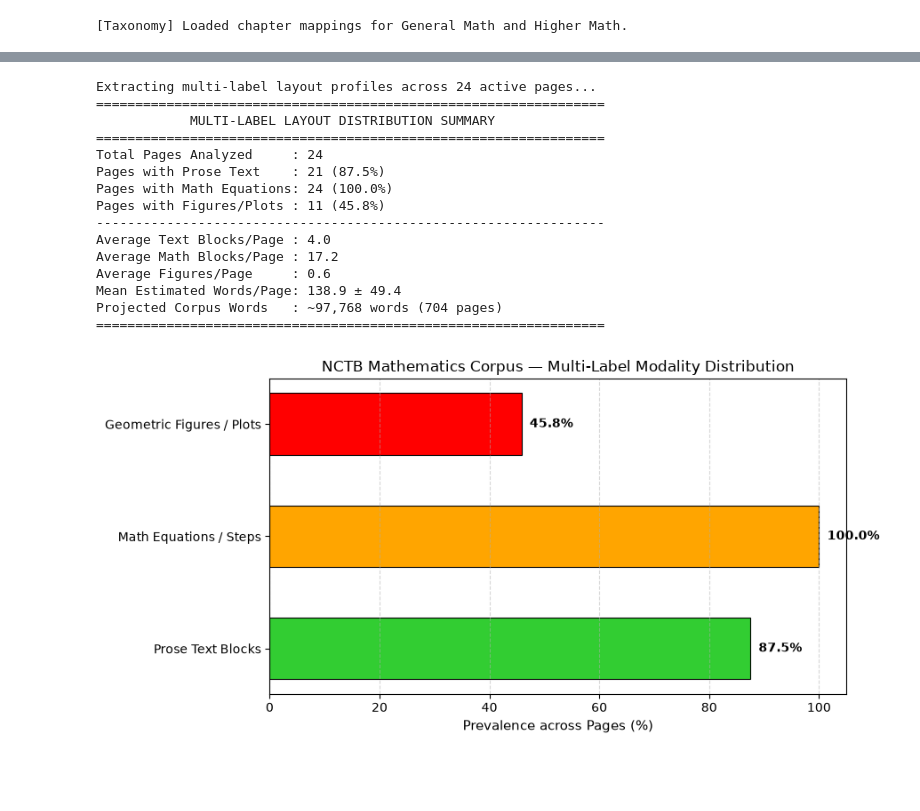
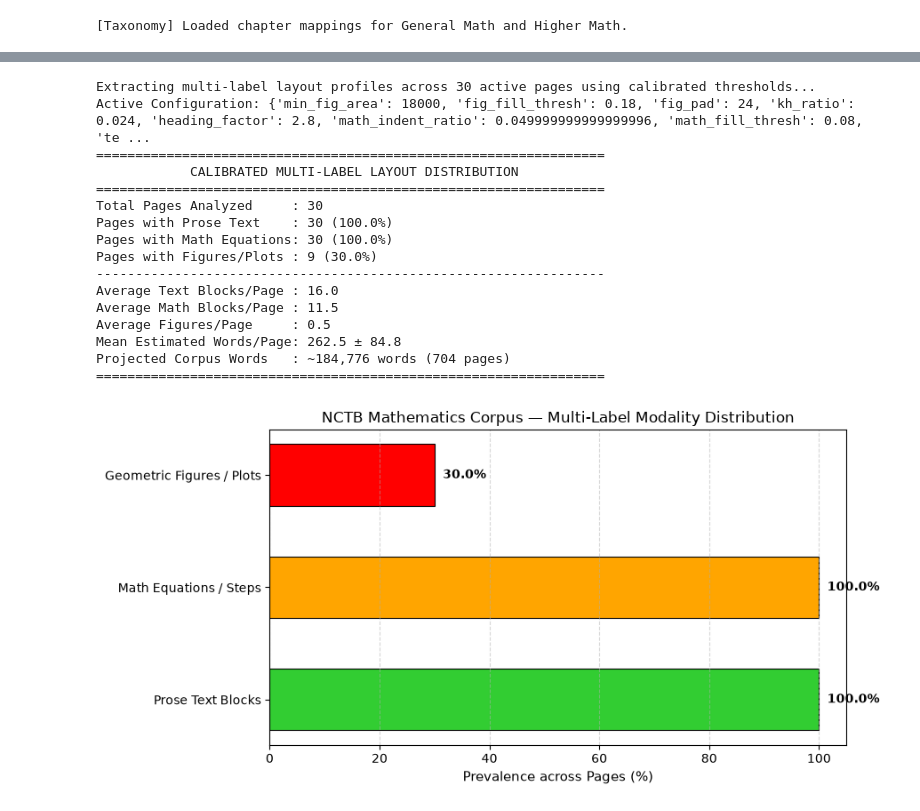
Before and after one commit to SeveredAsif/doc-agent-G04, a Jupyter notebook: notebooks/eda.ipynb, the cells around one changed output, grey strips where cells are left out. Drawn from its saved outputs; the diff is of its cells as text; code cells hidden in the pictures; blank space fills up the shorter version.

Commit message:
feat: multi stage layout determination strategy

```diff
--- a/notebooks/eda.ipynb
+++ b/notebooks/eda.ipynb
@@ -10,6 +10,15 @@ import numpy as np
 import pandas as pd
 import matplotlib.pyplot as plt
 import matplotlib.patches as patches
+
+# Ensure src/ is on sys.path to reuse doc_agent package modules directly
+possible_src = [Path("../src"), Path("src"), Path("../../src")]
+src_dir = next((d.resolve() for d in possible_src if (d / "doc_agent").is_dir()), None)
+if src_dir and str(src_dir) not in sys.path:
+    sys.path.insert(0, str(src_dir))
+
+from doc_agent.contracts import Page, Region
+from doc_agent.vision import layout
 
 # Ensure Windows console / notebooks handle Bengali UTF-8 encoding safely
 if sys.stdout and hasattr(sys.stdout, 'reconfigure'):
@@ -25,8 +34,8 @@ if sys.stdout and hasattr(sys.stdout, 'reconfigure'):
 # -------------------------------------------------------------------------
 RUN_ON_SUBSET = True
 
-# Explicit list of representative test pages across geometry, algebra, trigonometry
-SUBSET_PAGES = [10, 42, 45, 70, 72, 74, 76, 120, 165, 215, 260, 310]
+# Representative sample pages across geometry, algebra, trigonometry
+SUBSET_PAGES = [7, 10, 16, 42, 45, 70, 72, 74, 75, 76, 120, 165, 215, 260, 310]
 SUBSET_SAMPLE_SIZE = 16
 
 # Resolve RAW_DATA_DIR relative to notebook or repo root
@@ -34,6 +43,7 @@ possible_dirs = [Path("../data/raw"), Path("data/raw"), Path("data")]
 RAW_DATA_DIR = next((d for d in possible_dirs if d.is_dir() and any(d.glob("*.png"))), Path("../data/raw"))
 
 print(f"[Setup] Raw Data Directory : {RAW_DATA_DIR.resolve()}")
+print(f"[Setup] Package Source Dir : {src_dir}")
 print(f"[Setup] Mode                : {'SUBSET MODE (Local Test)' if RUN_ON_SUBSET else 'FULL SCAN (704 pages)'}")
 # %% [output]
 [Setup] Raw Data Directory : E:\FahadProject\01-academics\BUET-Lab\4-1\CSE429\doc-agent-G04\data\raw
@@ -106,7 +116,7 @@ GMATH_METADATA = {
     "chap16": {"name_bn": "পরিমিতি", "name_en": "Mensuration", "content_type": "Geometry & Formulas"},
     "chap17": {"name_bn": "পরিসংখ্যান", "name_en": "Statistics", "content_type": "Tables & Statistics"},
     "answers": {"name_bn": "উত্তরমালা", "name_en": "Exercise Answers", "content_type": "Reference & Answers"},
-    "appendix": {"name_bn": "পরিশিষ্ট", "name_en": "Appendix", "content_type": "Reference"},
+    "appendix": {"name_bn": "পরিশिष्ट", "name_en": "Appendix", "content_type": "Reference"},
     "mathematicians": {"name_bn": "গণিতবিদদের পরিচিতি", "name_en": "Mathematicians Biography", "content_type": "Reference"},
 }
 
@@ -422,11 +478,23 @@ Estimated Word Count    : ~139 words
 # %%
-# Cell 6: Corpus-Wide Multi-Label Distribution Summary
+# Cell 6: Corpus-Wide Multi-Label Distribution Summary (Using Calibrated Hyperparameters)
 
-print(f"Extracting multi-label layout profiles across {len(active_df)} active pages...")
+print(f"Extracting multi-label layout profiles across {len(active_df)} active pages using calibrated thresholds...")
+print(f"Active Configuration: {CALIBRATED_LAYOUT_CONFIG}")
 layout_records = []
 
 for idx, row in active_df.iterrows():
-    seg = segment_page_regions(row["path"])
+    seg = segment_page_regions(
+        row["path"],
+        min_fig_area=CALIBRATED_LAYOUT_CONFIG["min_fig_area"],
+        fig_fill_thresh=CALIBRATED_LAYOUT_CONFIG["fig_fill_thresh"],
+        fig_pad=CALIBRATED_LAYOUT_CONFIG["fig_pad"],
+        kh_ratio=CALIBRATED_LAYOUT_CONFIG["kh_ratio"],
+        heading_factor=CALIBRATED_LAYOUT_CONFIG["heading_factor"],
+        math_indent_ratio=CALIBRATED_LAYOUT_CONFIG["math_indent_ratio"],
+        math_fill_thresh=CALIBRATED_LAYOUT_CONFIG["math_fill_thresh"],
+        text_vgap_factor=CALIBRATED_LAYOUT_CONFIG["text_vgap_factor"],
+        math_vgap_factor=CALIBRATED_LAYOUT_CONFIG["math_vgap_factor"]
+    )
     layout_records.append({
         "filename": row["filename"],
         "book": row["book"],
@@ -451,7 +519,7 @@ pct_math = (df_layout["has_math"].sum() / len(df_layout)) * 100
 pct_figs = (df_layout["has_figures"].sum() / len(df_layout)) * 100
 
 print("=" * 65)
-print("            MULTI-LABEL LAYOUT DISTRIBUTION SUMMARY")
+print("            CALIBRATED MULTI-LABEL LAYOUT DISTRIBUTION")
 print("=" * 65)
 print(f"Total Pages Analyzed     : {len(df_layout)}")
 print(f"Pages with Prose Text    : {df_layout['has_prose'].sum()} ({pct_prose:.1f}%)")
@@ -459,42 +527,43 @@ print(f"Pages with Math Equations: {df_layout['has_math'].sum()} ({pct_math:.1f}
 print(f"Pages with Figures/Plots : {df_layout['has_figures'].sum()} ({pct_figs:.1f}%)")
 print("-" * 65)
 print(f"Average Text Blocks/Page : {df_layout['text_blocks'].mean():.1f}")
 print(f"Average Math Blocks/Page : {df_layout['math_blocks'].mean():.1f}")
 print(f"Average Figures/Page     : {df_layout['figures'].mean():.1f}")
 print(f"Mean Estimated Words/Page: {df_layout['est_words'].mean():.1f} ± {df_layout['est_words'].std():.1f}")
 print(f"Projected Corpus Words   : ~{int(df_layout['est_words'].mean() * total_pages):,} words (704 pages)")
 print("=" * 65)
 
 # Multi-label prevalence bar chart
 labels = ['Prose Text Blocks', 'Math Equations / Steps', 'Geometric Figures / Plots']
 percentages = [pct_prose, pct_math, pct_figs]
 colors = ['limegreen', 'orange', 'red']
 
 plt.figure(figsize=(9, 4.5))
 bars = plt.barh(labels, percentages, color=colors, height=0.55, edgecolor='black', linewidth=0.8)
 plt.xlim(0, 105)
 plt.xlabel('Prevalence across Pages (%)', fontsize=11)
 plt.title('NCTB Mathematics Corpus — Multi-Label Modality Distribution', fontsize=12)
 for bar in bars:
     w = bar.get_width()
     plt.text(w + 1.5, bar.get_y() + bar.get_height()/2, f'{w:.1f}%', va='center', fontsize=10, fontweight='bold')
 plt.grid(axis='x', linestyle='--', alpha=0.5)
 plt.tight_layout()
 plt.show()
 # %% [output]
-Extracting multi-label layout profiles across 24 active pages...
+Extracting multi-label layout profiles across 30 active pages using calibrated thresholds...
+Active Configuration: {'min_fig_area': 18000, 'fig_fill_thresh': 0.18, 'fig_pad': 24, 'kh_ratio': 0.024, 'heading_factor': 2.8, 'math_indent_ratio': 0.049999999999999996, 'math_fill_thresh': 0.08, 'te ...
 =================================================================
-            MULTI-LABEL LAYOUT DISTRIBUTION SUMMARY
+            CALIBRATED MULTI-LABEL LAYOUT DISTRIBUTION
 =================================================================
-Total Pages Analyzed     : 24
-Pages with Prose Text    : 21 (87.5%)
-Pages with Math Equations: 24 (100.0%)
-Pages with Figures/Plots : 11 (45.8%)
+Total Pages Analyzed     : 30
+Pages with Prose Text    : 30 (100.0%)
+Pages with Math Equations: 30 (100.0%)
+Pages with Figures/Plots : 9 (30.0%)
 -----------------------------------------------------------------
-Average Text Blocks/Page : 4.0
-Average Math Blocks/Page : 17.2
-Average Figures/Page     : 0.6
-Mean Estimated Words/Page: 138.9 ± 49.4
-Projected Corpus Words   : ~97,768 words (704 pages)
+Average Text Blocks/Page : 16.0
+Average Math Blocks/Page : 11.5
+Average Figures/Page     : 0.5
+Mean Estimated Words/Page: 262.5 ± 84.8
+Projected Corpus Words   : ~184,776 words (704 pages)
 =================================================================
-[figure, old version]
+[figure, new version]
```
Also changed, not shown: parts of 6 cells of this notebook, 6 other files.
